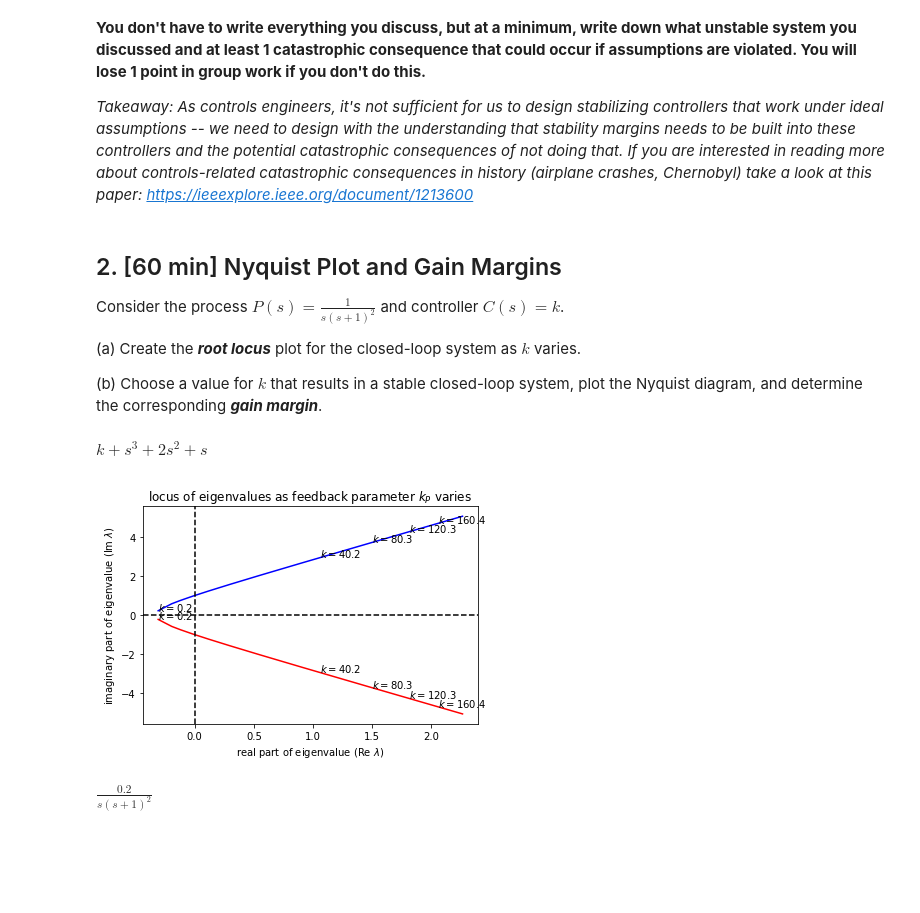
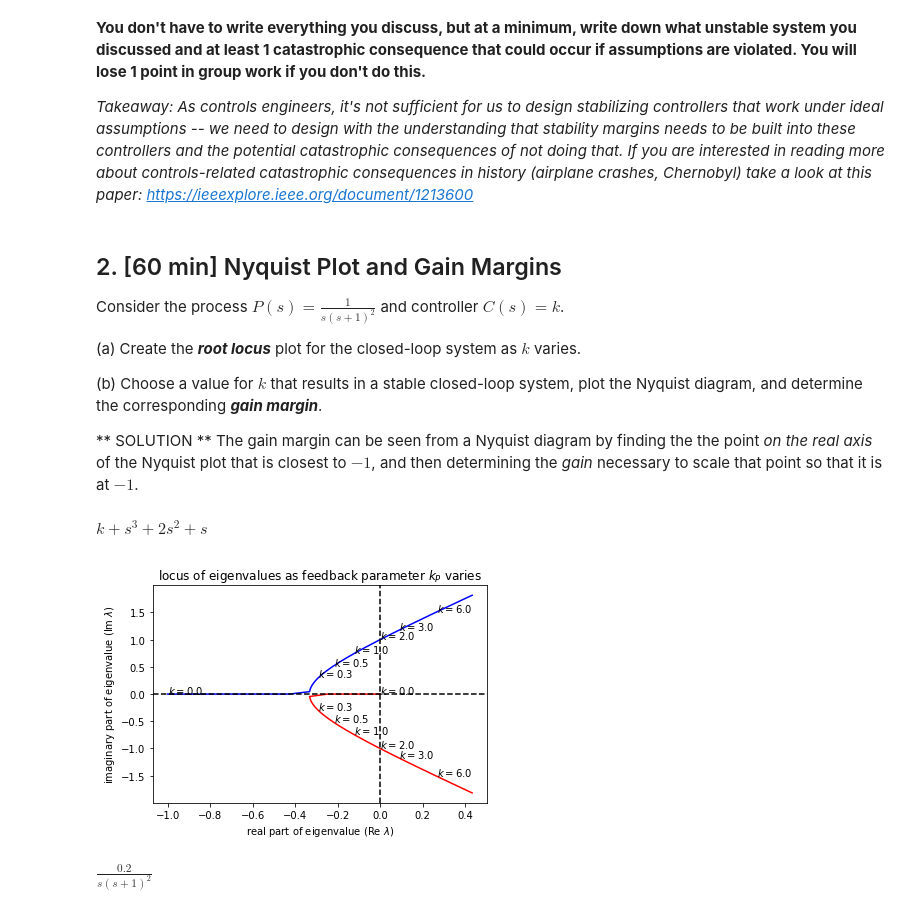
Before and after one commit to JGSuw/ee447_hw_solutions_public, a Jupyter notebook: 447_gw8_solutions.ipynb, the cells around one changed output. Drawn from its saved outputs; the diff is of its cells as text; code cells hidden in the pictures; blank space fills up the shorter version.

```diff
--- a/447_gw8_solutions.ipynb
+++ b/447_gw8_solutions.ipynb
@@ -39,6 +39,9 @@ Consider the process $P(s) = \frac{1}{s(s+1)^2}$ and controller $C(s) = k$.
 (a) Create the ***root locus*** plot for the closed-loop system as $k$ varies.
 
 (b) Choose a value for $k$ that results in a stable closed-loop system, plot the Nyquist diagram, and determine the corresponding ***gain margin***.
+
+** SOLUTION **
+The gain margin can be seen from a Nyquist diagram by finding the the point *on the real axis* of the Nyquist plot that is closest to $-1$, and then determining the *gain* necessary to scale that point so that it is at $-1$.
 # %%
 import numpy as np
 from matplotlib import pyplot as plt
@@ -66,31 +69,31 @@ eigs = sym.solve(denom,s)
 eig1 = sym.lambdify(k,eigs[0])
 eig2 = sym.lambdify(k,eigs[1])
 # %%
-kps = np.linspace(-200,200,1000)
+kps = np.linspace(0,10,1000)
 lambda1 = eig1(kps)
 lambda2 = eig2(kps)
 
 #Axis labels
 plt.title('locus of eigenvalues as feedback parameter $k_P$ varies')
 plt.xlabel(r'real part of eigenvalue ($\operatorname{Re}\ \lambda$)')
 plt.ylabel(r'imaginary part of eigenvalue ($\operatorname{Im}\ \lambda$)')
 
 #Plotting values
 plt.plot(lambda1.real,lambda1.imag,color='b')
 plt.plot(lambda2.real,lambda2.imag,color = 'r')
 # we'll only annotate every 10 of the computed eigenvalues
-for k,lam1,lam2 in list(zip(kps,lambda1,lambda2))[::100]:
-  plt.annotate(r'$k=%0.1f$'%k,xy=(lam1.real,lam1.imag))
-  plt.annotate(r'$k=%0.1f$'%k,xy=(lam2.real,lam2.imag))
+for i in [0,25,50,100,200,300,600]:
+  plt.annotate(r'$k=%0.1f$'%kps[i],xy=(lambda1[i].real,lambda1[i].imag))
+  plt.annotate(r'$k=%0.1f$'%kps[i],xy=(lambda2[i].real,lambda2[i].imag))
 
 #x- and y- limits and drawing axes
 ylim = plt.ylim()
 plt.plot(np.zeros(2),ylim,'k--')
 xlim = plt.xlim()
 plt.plot(xlim,np.zeros(2),'k--')
 plt.xlim(xlim); plt.ylim(ylim);
 # %% [output]
-[figure, old version]
+[figure, new version]
 # %%
 # pick k = 1.1
 
```
Also changed, not shown: parts of 3 cells of this notebook.
